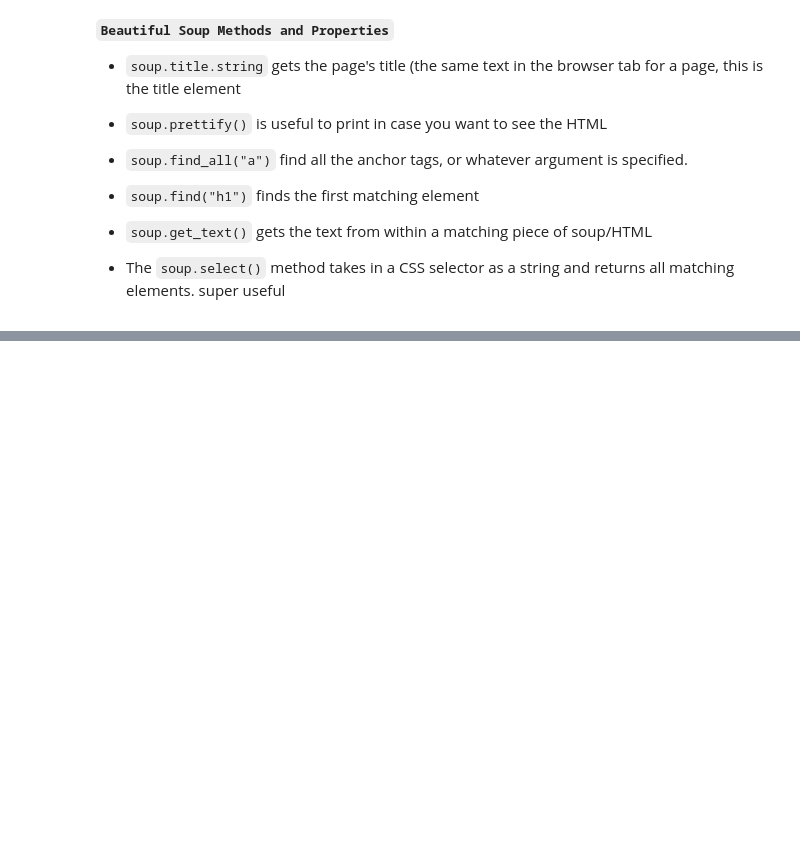
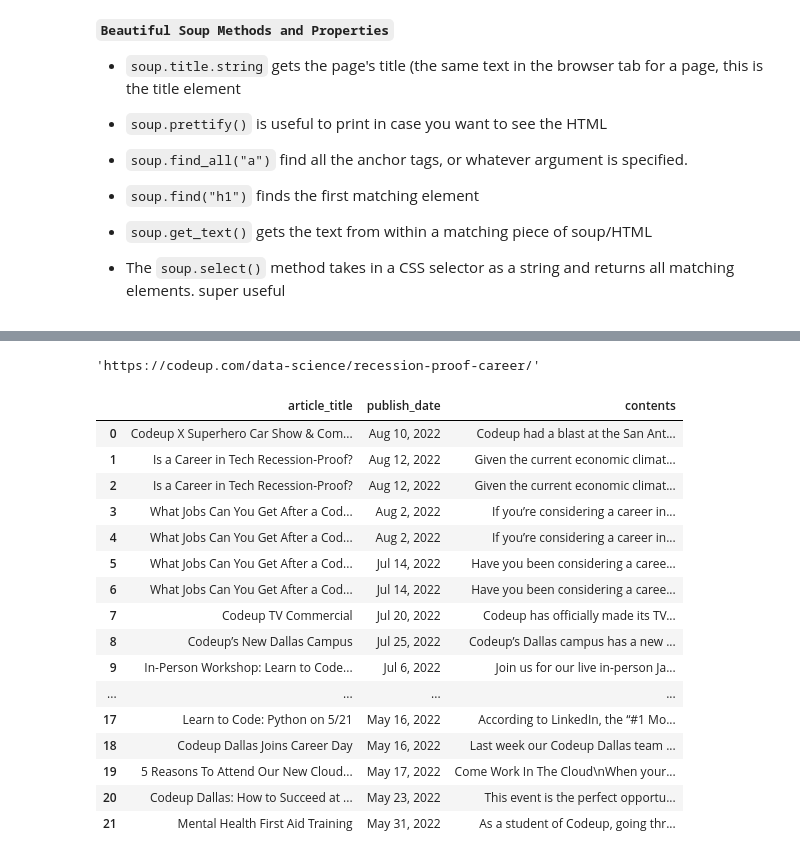
Before and after one commit to mijailmariano/natural-language-processing-exercises, a Jupyter notebook: web_scrapping.ipynb, the cells around one changed output, grey strips where cells are left out. Cells and saved outputs as stored; diff of their text form; code cells hidden in the pictures; blank space fills up the shorter version.

```diff
--- a/web_scrapping.ipynb
+++ b/web_scrapping.ipynb
@@ -89,0 +113,5 @@ bs4.BeautifulSoup
+# %%
+# what if we just want a single title or link?
+
+url = soup.select('h2 a[href]')[0]['href'] # this is the link, what about the title?
+url
@@ -89,0 +120,6 @@ bs4.BeautifulSoup
+# %%
+# what if we want just the links to iterate through?
+
+urls = soup.select('h2 a[href]')[:]
+type(urls)
+urls
@@ -89,0 +144,63 @@ bs4.BeautifulSoup
+# %%
+urls[0]['href']
+# %% [output]
+'https://codeup.com/data-science/recession-proof-career/'
+# %%
+# with the links accessible, i can hit the needed articles to extract more data
+
+container = []
+
+# let's extract all articles in the Codeup blog post website
+for url in range(len(urls)):
+
+    # extracting the article url from Codeup blog urls
+    article_url = urls[url]['href']
+
+    # creating the response object (Article Website)
+    response = get(article_url, headers = headers)
+
+    # create the soup object
+    soup = BeautifulSoup(response.content, 'html.parser')
+
+    # extract the title
+    title = soup.find('h1', class_ = "entry-title").text
+
+    # extract the publish date
+    published = soup.find('span', class_ = "published").text.strip()
+
+    # extract article body
+    contents = soup.find('div', class_ = 'entry-content').text.strip()
+
+    # create dictionary that holds article contents
+    article_dict = {
+        "article_title": title,
+        "publish_date": published,
+        "contents": contents
+    }
+
+    # append article dictionary to the container list
+    container.append(article_dict)
+
+articles = pd.DataFrame(container).sort_values("publish_date").reset_index(drop = True)
+articles
+
+# notes to self:
+# when creating a function that pulls information at scale, ensure the headers, tags, or required labeling of information is consistent and accurate
+# %% [output]
+|  | article_title | publish_date | contents |
+| 0 | Codeup X Superhero Car Show & Com... | Aug 10, 2022 | Codeup had a blast at the San Ant... |
+| 1 | Is a Career in Tech Recession-Proof? | Aug 12, 2022 | Given the current economic climat... |
+| 2 | Is a Career in Tech Recession-Proof? | Aug 12, 2022 | Given the current economic climat... |
+| 3 | What Jobs Can You Get After a Cod... | Aug 2, 2022 | If you’re considering a career in... |
+| 4 | What Jobs Can You Get After a Cod... | Aug 2, 2022 | If you’re considering a career in... |
+| 5 | What Jobs Can You Get After a Cod... | Jul 14, 2022 | Have you been considering a caree... |
+| 6 | What Jobs Can You Get After a Cod... | Jul 14, 2022 | Have you been considering a caree... |
+| 7 | Codeup TV Commercial | Jul 20, 2022 | Codeup has officially made its TV... |
+| 8 | Codeup’s New Dallas Campus | Jul 25, 2022 | Codeup’s Dallas campus has a new ... |
+| 9 | In-Person Workshop: Learn to Code... | Jul 6, 2022 | Join us for our live in-person Ja... |
+| ... | ... | ... | ... |
+| 17 | Learn to Code: Python on 5/21 | May 16, 2022 | According to LinkedIn, the “#1 Mo... |
+| 18 | Codeup Dallas Joins Career Day | May 16, 2022 | Last week our Codeup Dallas team ... |
+| 19 | 5 Reasons To Attend Our New Cloud... | May 17, 2022 | Come Work In The Cloud\nWhen your... |
+| 20 | Codeup Dallas: How to Succeed at ... | May 23, 2022 | This event is the perfect opportu... |
+| 21 | Mental Health First Aid Training | May 31, 2022 | As a student of Codeup, going thr... |
```
Also changed, not shown: parts of 23 cells of this notebook.
